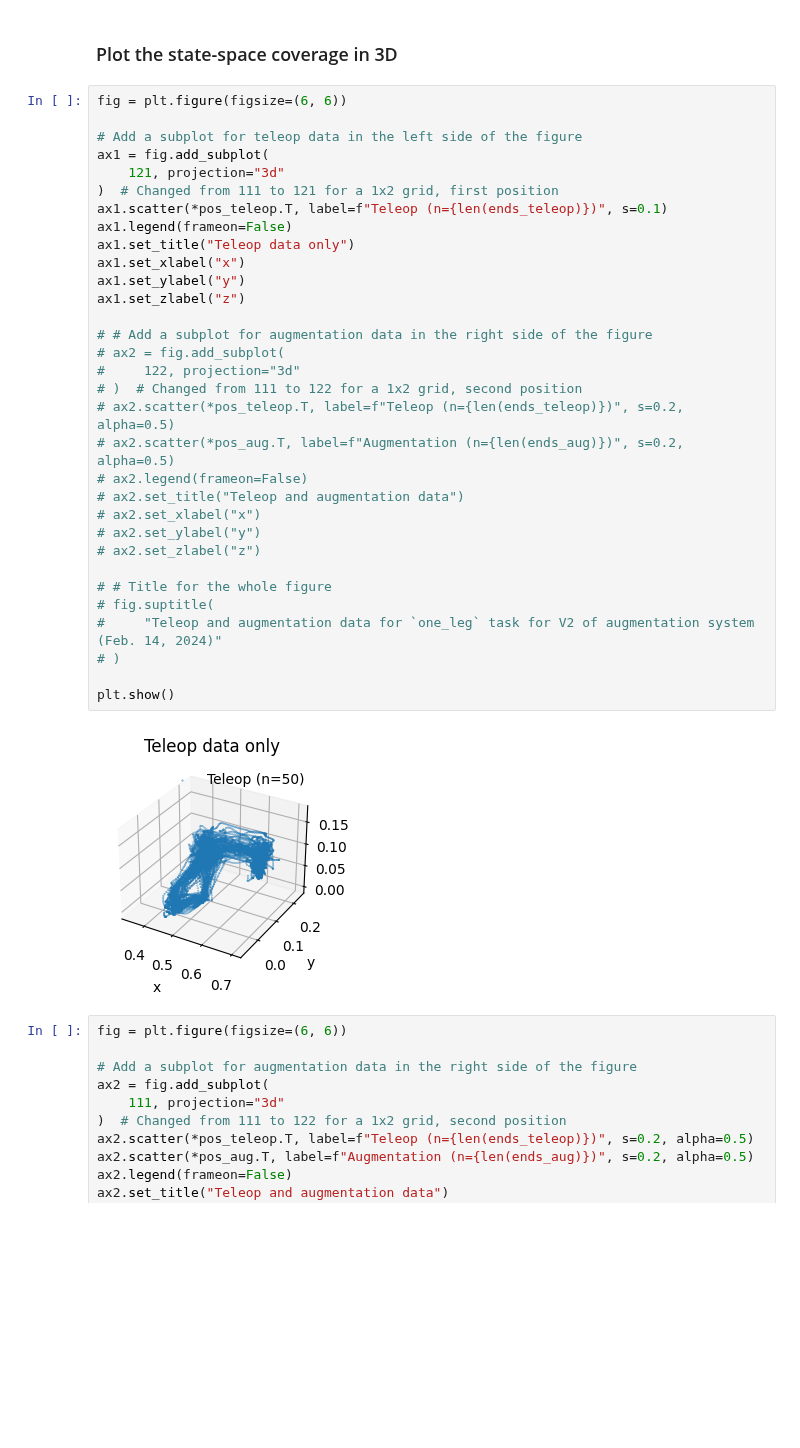
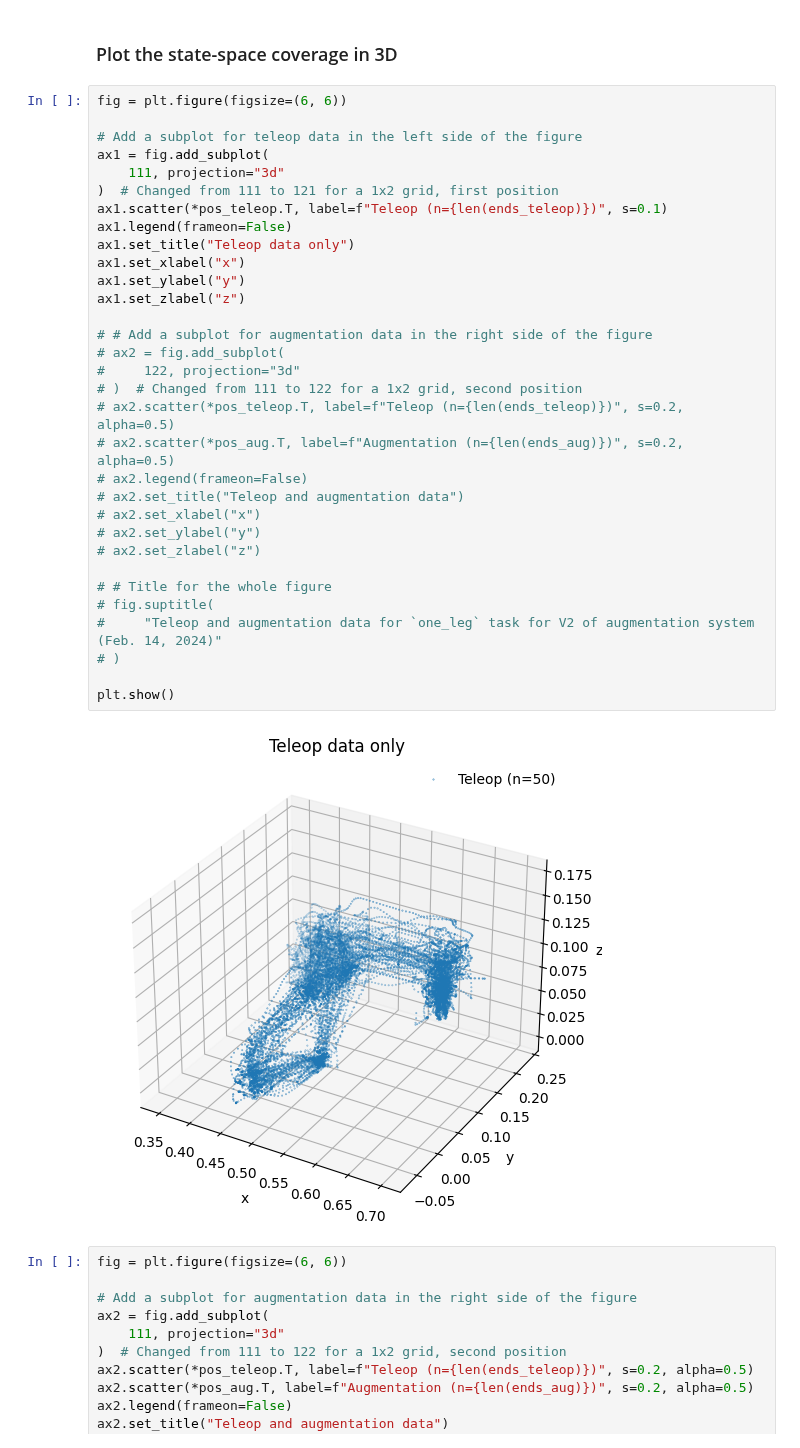
Before and after one commit to ankile/robust-rearrangement, a Jupyter notebook: notebooks/29_la_traj_augment.ipynb, the cells around one changed output. Saved outputs shown, nothing was run; the diff lists cells and outputs as text; blank space fills up the shorter version.

```diff
--- a/notebooks/29_la_traj_augment.ipynb
+++ b/notebooks/29_la_traj_augment.ipynb
@@ -110,35 +99,35 @@ fig = plt.figure(figsize=(6, 6))
 
 # Add a subplot for teleop data in the left side of the figure
 ax1 = fig.add_subplot(
-    121, projection="3d"
+    111, projection="3d"
 )  # Changed from 111 to 121 for a 1x2 grid, first position
 ax1.scatter(*pos_teleop.T, label=f"Teleop (n={len(ends_teleop)})", s=0.1)
 ax1.legend(frameon=False)
 ax1.set_title("Teleop data only")
 ax1.set_xlabel("x")
 ax1.set_ylabel("y")
 ax1.set_zlabel("z")
 
 # # Add a subplot for augmentation data in the right side of the figure
 # ax2 = fig.add_subplot(
 #     122, projection="3d"
 # )  # Changed from 111 to 122 for a 1x2 grid, second position
 # ax2.scatter(*pos_teleop.T, label=f"Teleop (n={len(ends_teleop)})", s=0.2, alpha=0.5)
 # ax2.scatter(*pos_aug.T, label=f"Augmentation (n={len(ends_aug)})", s=0.2, alpha=0.5)
 # ax2.legend(frameon=False)
 # ax2.set_title("Teleop and augmentation data")
 # ax2.set_xlabel("x")
 # ax2.set_ylabel("y")
 # ax2.set_zlabel("z")
 
 # # Title for the whole figure
 # fig.suptitle(
 #     "Teleop and augmentation data for `one_leg` task for V2 of augmentation system (Feb. 14, 2024)"
 # )
 
 plt.show()
 # %% [output]
-[figure, old version]
+[figure, new version]
 # %%
 fig = plt.figure(figsize=(6, 6))
 
```
Also changed, not shown: parts of 16 cells of this notebook, 1 other file.
